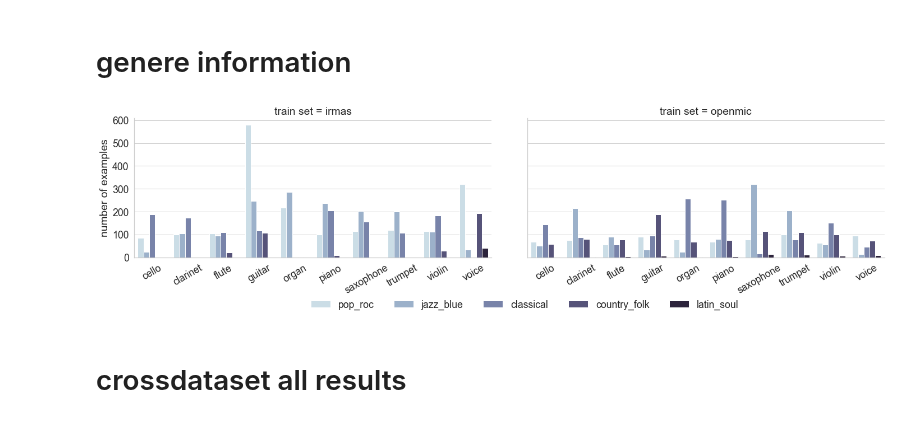
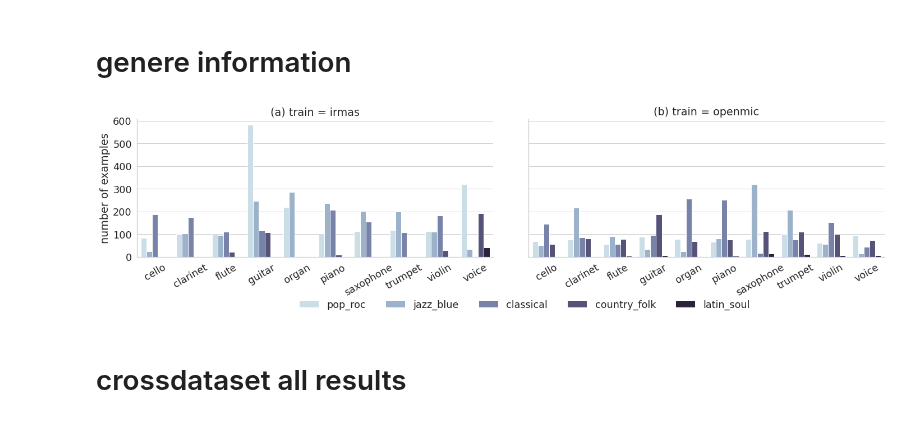
Before and after one commit to changhongw/audio-embedding-bias, a Jupyter notebook: plot_results.ipynb, the cells around one changed output. Drawn from its saved outputs; the diff is of its cells as text; code cells hidden in the pictures.

```diff
--- a/plot_results.ipynb
+++ b/plot_results.ipynb
@@ -34,21 +39,27 @@ genre_inst['train set'] = genre_inst['train_set']
 # %%
 # save cosine similarity into a csv file
 sns.set_theme(context='notebook', style='whitegrid', font_scale=1.6)
 
 genre_inst = pd.read_csv('genre_information.csv')
 genre_inst = genre_inst[((genre_inst.genre != 'other'))]
 genre_inst['train set'] = genre_inst['train_set']
 ax = sns.catplot(data=genre_inst, col='train set', x='instrument', y='examples', hue='genre', kind='bar', aspect=2,
                legend_out=False, palette="ch:s=.25,rot=-.25")
+
+a0 = ax.fig.axes[0]
+a0.set_title("(a) train = irmas")
+a1 = ax.fig.axes[1]
+a1.set_title("(b) train = openmic")
+
 ax.set(ylabel='number of examples')
 ax.set(xlabel=None)
 lgd = sns.move_legend(ax, "lower center", bbox_to_anchor=(.54, -.11), ncol=5, title=None, frameon=False)
 plt.subplots_adjust(wspace=0.1)
 ax.set_xticklabels(rotation=30)
 plt.savefig('genre_information.pdf', bbox_inches='tight')
 plt.savefig('genre_information.png', bbox_inches='tight')
 # %% [output]
-[figure, old version]
+[figure, new version]
 # %% [markdown]
 # crossdataset all results
 # %%
```
Also changed, not shown: parts of 6 cells of this notebook.
